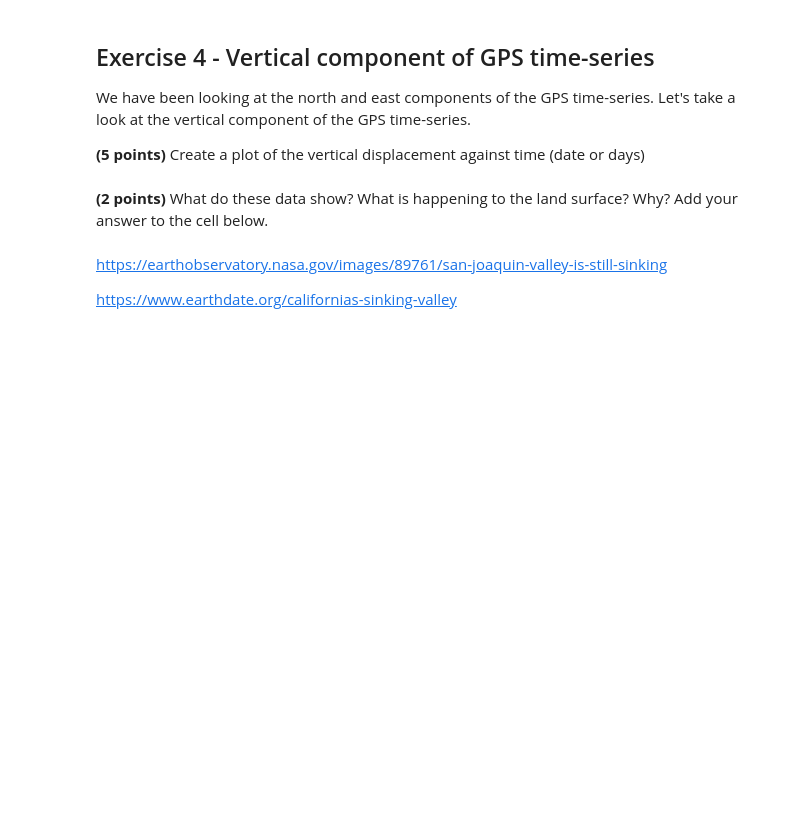
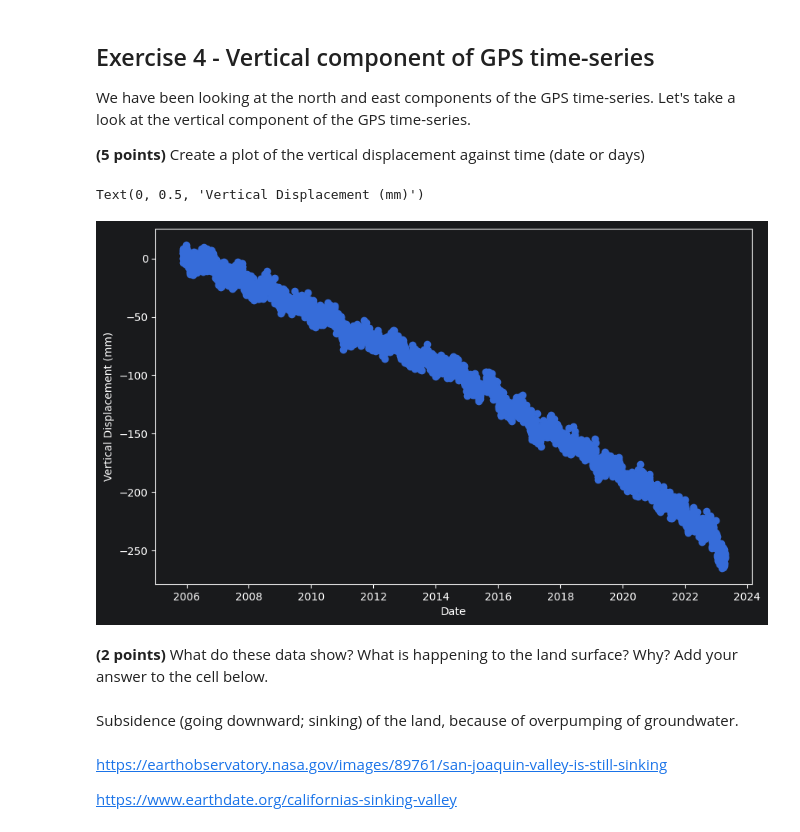
Before and after one commit to ItsukiKigoshi/EPS88_Gleeson, a Jupyter notebook: homework04.ipynb, the cells around one changed output. Saved outputs shown, nothing was run; the diff lists cells and outputs as text; code cells hidden in the pictures; blank space fills up the shorter version.

```diff
--- a/homework04.ipynb
+++ b/homework04.ipynb
@@ -362,8 +362,19 @@ We have been looking at the north and east components of the GPS time-series. Le
 **(5 points)** Create a plot of the vertical displacement against time (date or days)
 # %%
 ## Create a plot between P566_GPS_data['Date'] and P566_GPS_data['Vertical (mm)']
+plt.figure(figsize=(10, 6))
+
+plt.scatter(P566_GPS_data['Date'], P566_GPS_data['Vertical (mm)'])
+
+plt.xlabel('Date')
+plt.ylabel('Vertical Displacement (mm)')
+# %% [output]
+Text(0, 0.5, 'Vertical Displacement (mm)')
+[figure, added]
 # %% [markdown]
 **(2 points)** What do these data show? What is happening to the land surface? Why? Add your answer to the cell below.
+# %% [markdown]
+Subsidence (going downward; sinking) of the land, because of overpumping of groundwater.
 # %% [markdown]
 https://earthobservatory.nasa.gov/images/89761/san-joaquin-valley-is-still-sinking
 
```
Also changed, not shown: parts of 12 cells of this notebook.
